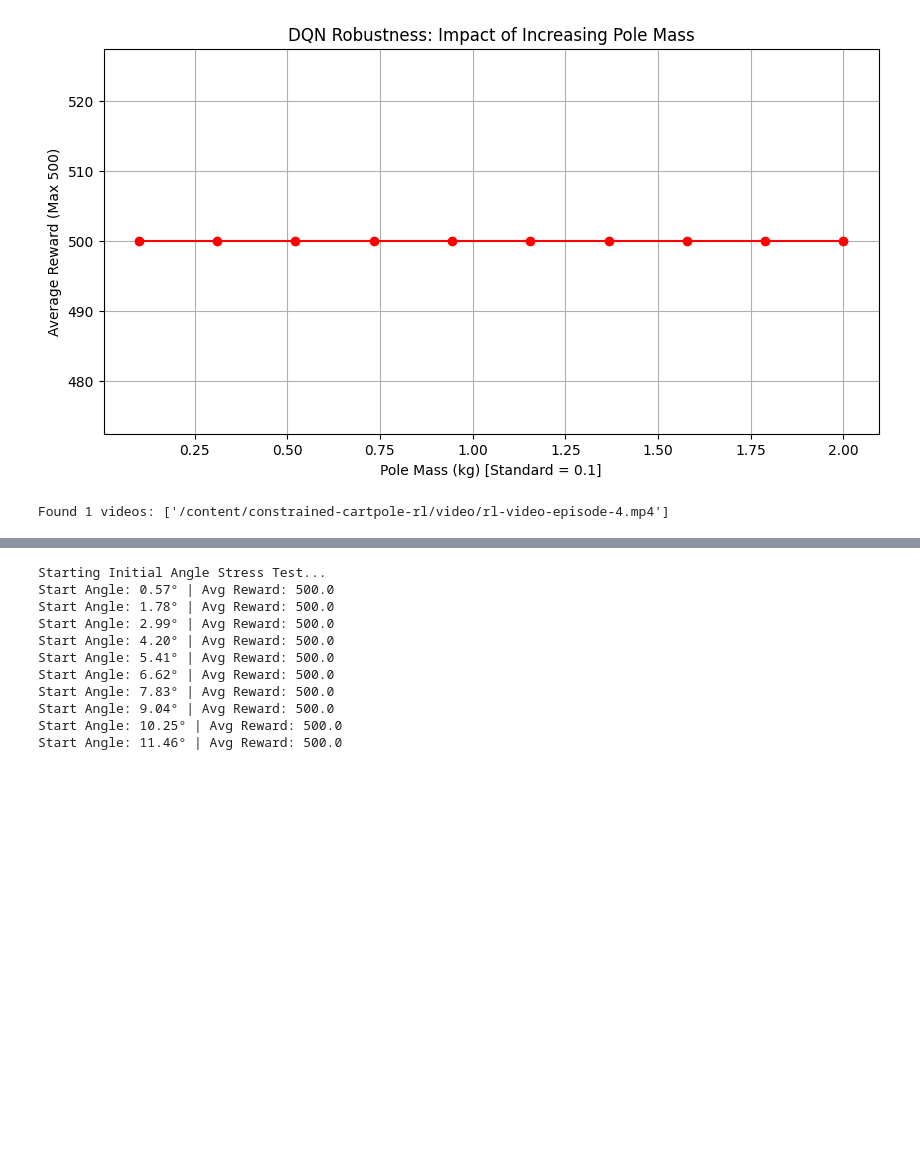
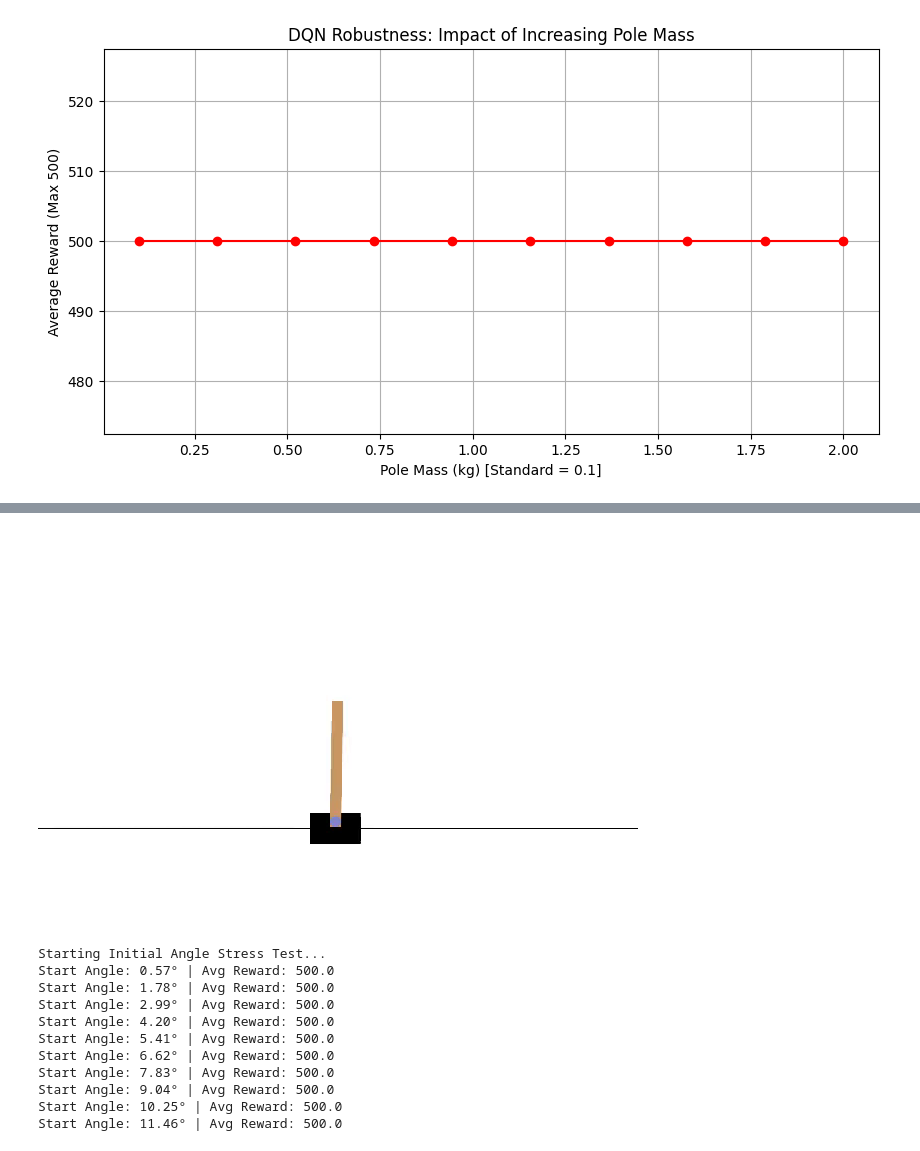
Before and after one commit to SaxenaNamanBase/constrained-cartpole-rl, a Jupyter notebook: CartPoleTest.ipynb, the cells around one changed output, grey strips where cells are left out. Drawn from its saved outputs; the diff is of its cells as text; code cells hidden in the pictures; blank space fills up the shorter version.

```diff
--- a/CartPoleTest.ipynb
+++ b/CartPoleTest.ipynb
@@ -901,16 +878,29 @@ mass value: 1.79 | Avg Reward: 500.0
 mass value: 2.00 | Avg Reward: 500.0
 [figure]
 # %%
-import os
+'''import os
 import glob
 
 # Check if the video folder has files
-video_files = glob.glob('/content/constrained-cartpole-rl/video/rl-video-episode-4.mp4')
+#video_files = glob.glob('/content/constrained-cartpole-rl/video/rl-video-episode-4.mp4')
+video_files = glob.glob('/content/constrained-cartpole-rl/Results/qlearning_4D_20260318-184722/videos/rl-video-episode-1.mp4')
+video_folder = os.path.join(latest_session, 'videos')
 print(f"Found {len(video_files)} videos: {video_files}")
 
 if len(video_files) > 0:
-    show_video() # Run the helper function we wrote earlier
+    show_session_video(video_folder) # Run the helper function we wrote earlier
 else:
-    print("Video was not saved properly due to the crash.")
+    print("Video was not saved properly due to the crash.")'''
+
+from google.colab.patches import cv2_imshow
+import cv2
+
+def show_first_frame(video_path):
+    cap = cv2.VideoCapture(video_path)
+    ret, frame = cap.read()
+    if ret:
+        cv2_imshow(frame) # This replaces cv2.imshow()
+    cap.release()
+
+show_first_frame("/content/constrained-cartpole-rl/Results/qlearning_4D_20260318-184722/videos/rl-video-episode-1.mp4")
 # %% [output]
-Found 1 videos: ['/content/constrained-cartpole-rl/video/rl-video-episode-4.mp4']
@@ -918,3 +907,4 @@ Found 1 videos: ['/content/constrained-cartpole-rl/video/rl-video-episode-4.mp4'
+[figure, added]
 # %%
 import numpy as np
 import gymnasium as gym
```
Also changed, not shown: parts of 4 cells of this notebook.
